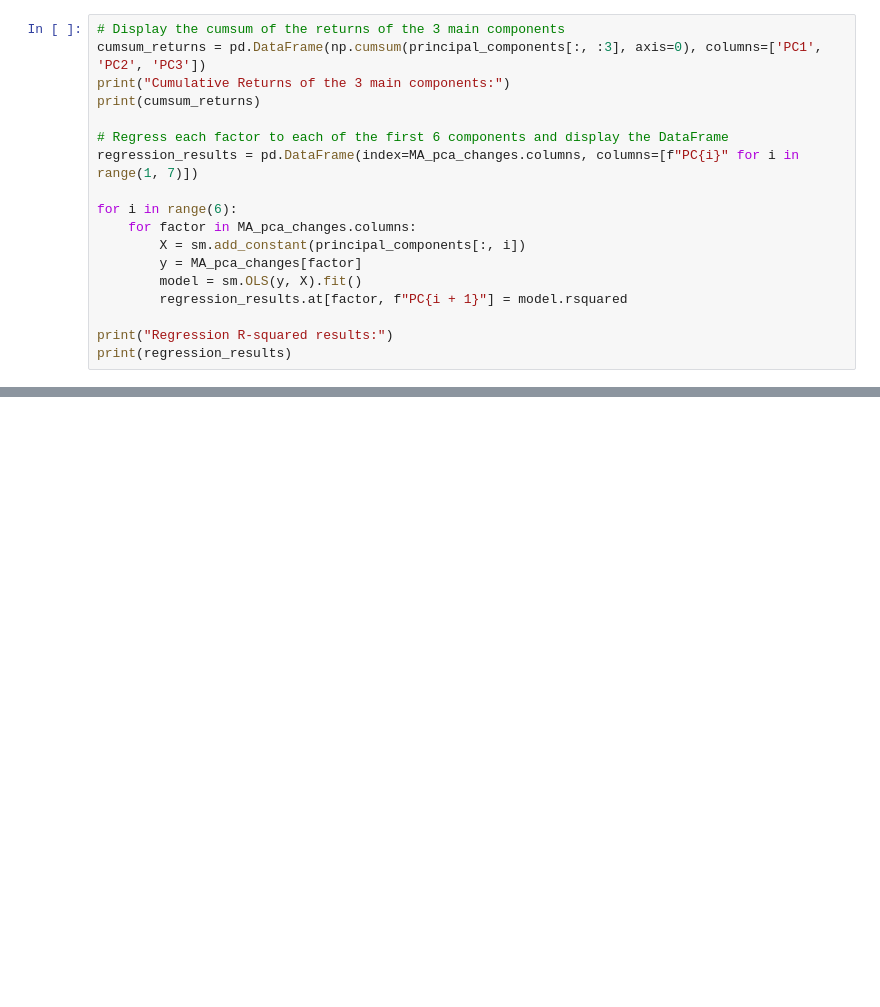
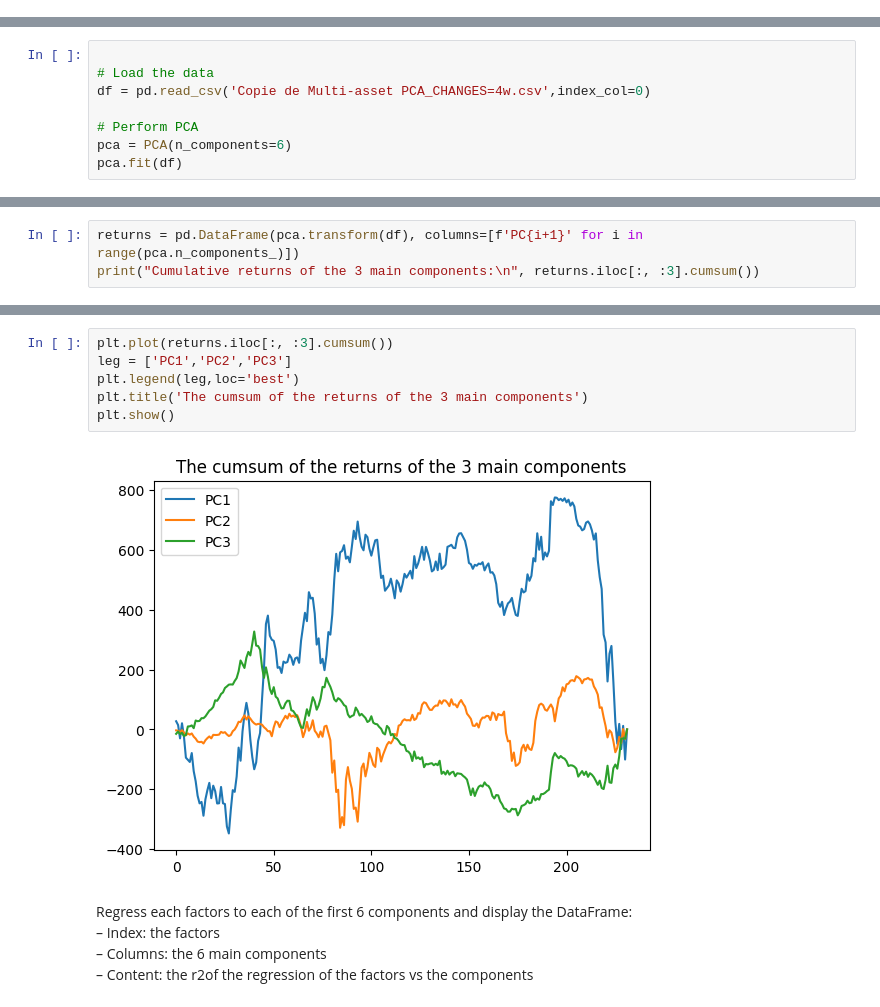
Before and after one commit to theomdvn/AlgoTrading, a Jupyter notebook: PCA.ipynb, the cells around one changed output, grey strips where cells are left out. Cells and saved outputs as stored; diff of their text form; blank space fills up the shorter version.

```diff
--- a/PCA.ipynb
+++ b/PCA.ipynb
@@ -93,18 +0,0 @@ Number of components needed to explain 80% of the variance: 3
-# %%
-# Display the cumsum of the returns of the 3 main components
-cumsum_returns = pd.DataFrame(np.cumsum(principal_components[:, :3], axis=0), columns=['PC1', 'PC2', 'PC3'])
-print("Cumulative Returns of the 3 main components:")
-print(cumsum_returns)
-
-# Regress each factor to each of the first 6 components and display the DataFrame
-regression_results = pd.DataFrame(index=MA_pca_changes.columns, columns=[f"PC{i}" for i in range(1, 7)])
-
-for i in range(6):
-    for factor in MA_pca_changes.columns:
-        X = sm.add_constant(principal_components[:, i])
-        y = MA_pca_changes[factor]
-        model = sm.OLS(y, X).fit()
-        regression_results.at[factor, f"PC{i + 1}"] = model.rsquared
-
-print("Regression R-squared results:")
-print(regression_results)
@@ -267,0 +13,8 @@ TypeError: reduction operation 'argmax' not allowed for this dtype
+# %%
+
+# Load the data
+df = pd.read_csv('Copie de Multi-asset PCA_CHANGES=4w.csv',index_col=0)
+
+# Perform PCA
+pca = PCA(n_components=6)
+pca.fit(df)
@@ -267,0 +76,3 @@ TypeError: reduction operation 'argmax' not allowed for this dtype
+# %%
+returns = pd.DataFrame(pca.transform(df), columns=[f'PC{i+1}' for i in range(pca.n_components_)])
+print("Cumulative returns of the 3 main components:\n", returns.iloc[:, :3].cumsum())
@@ -267,0 +95,13 @@ TypeError: reduction operation 'argmax' not allowed for this dtype
+# %%
+plt.plot(returns.iloc[:, :3].cumsum())
+leg = ['PC1','PC2','PC3']
+plt.legend(leg,loc='best')
+plt.title('The cumsum of the returns of the 3 main components')
+plt.show()
+# %% [output]
+[figure, added]
+# %% [markdown]
+Regress each factors to each of the first 6 components and display the DataFrame:<br>
+– Index: the factors<br>
+– Columns: the 6 main components<br>
+– Content: the r2of the regression of the factors vs the components<br>
```
Also changed, not shown: parts of 52 cells of this notebook, 1 other file.
